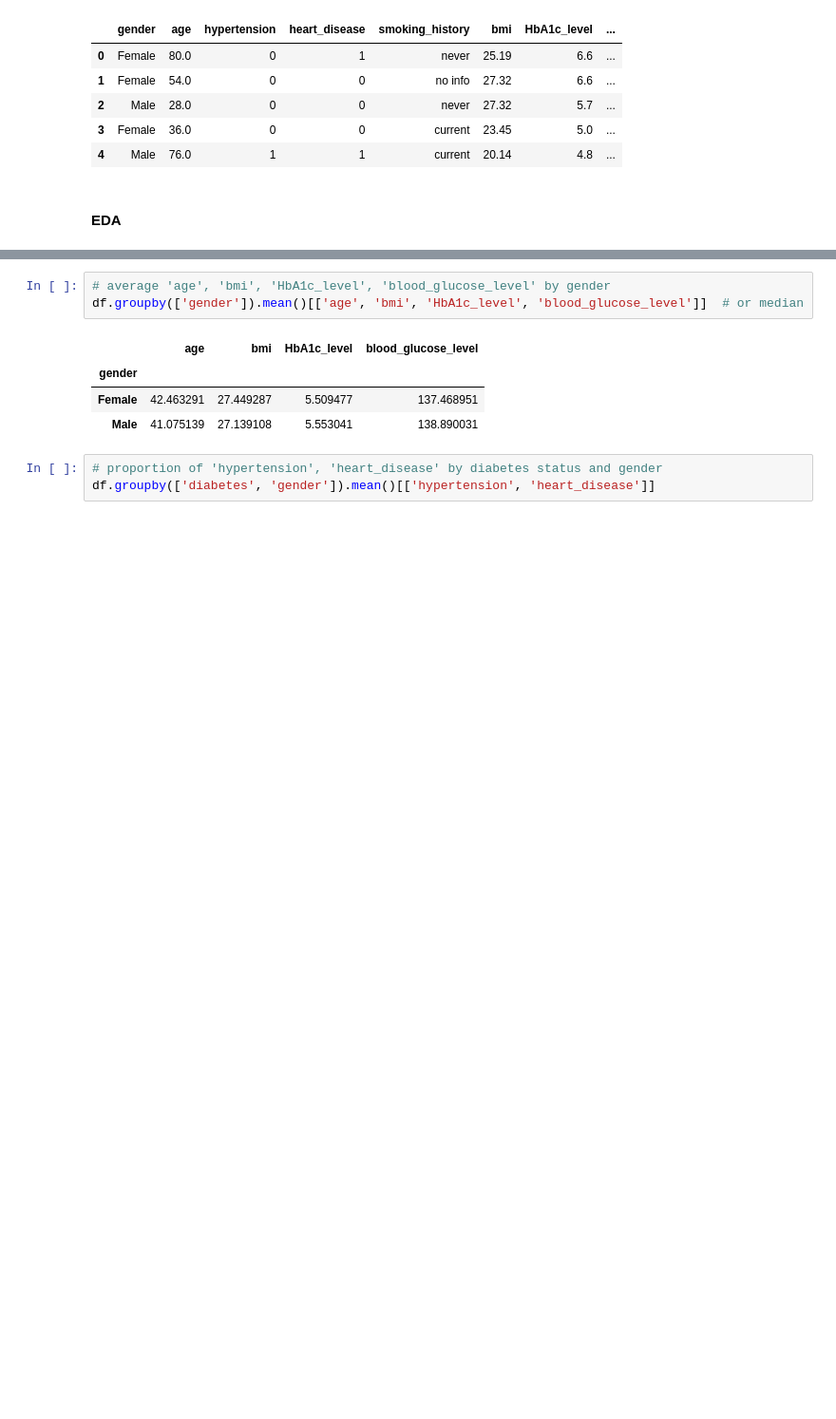
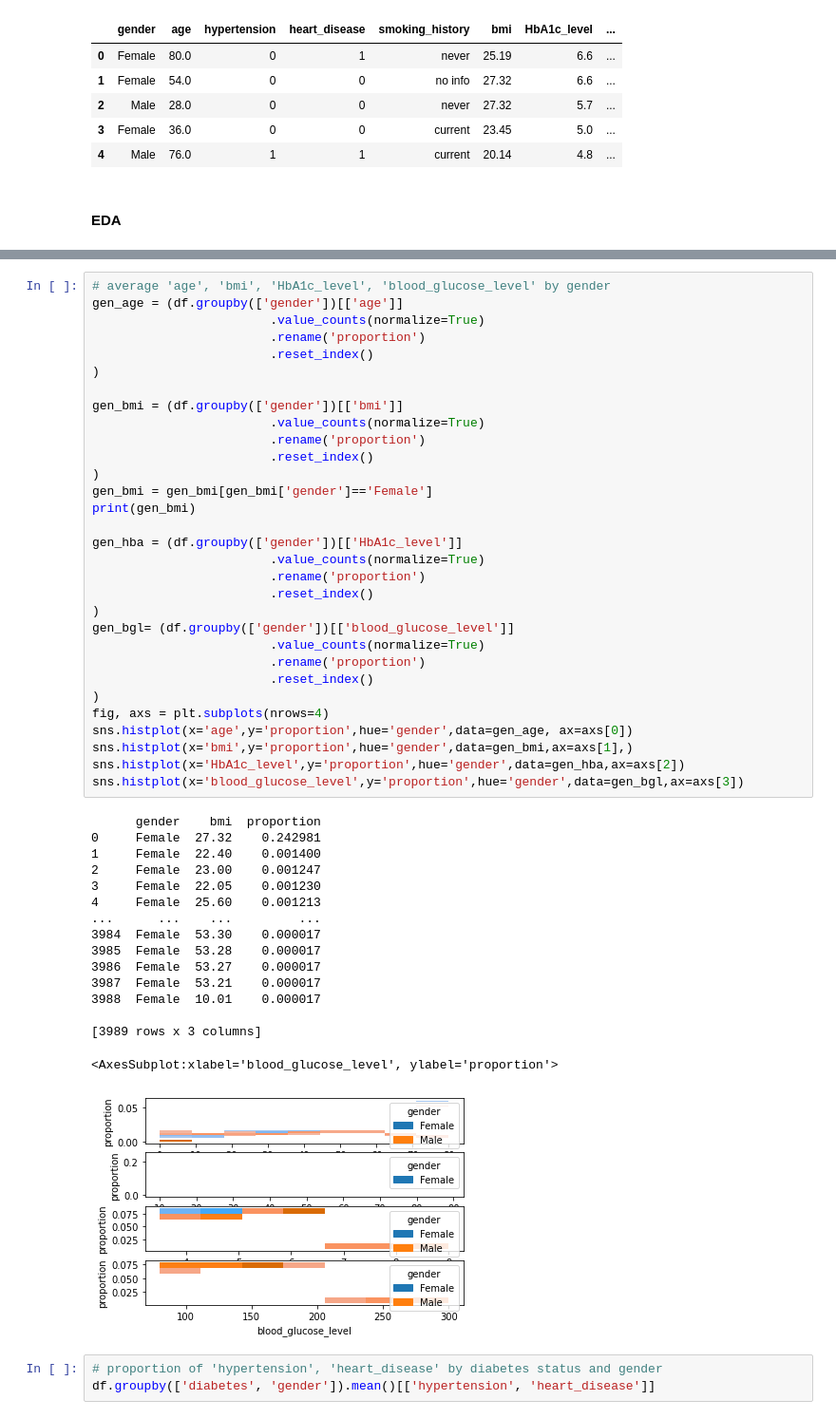
Before and after one commit to harshi-saha/cogs108-project, a Jupyter notebook: diabetes_prediction.ipynb, the cells around one changed output, grey strips where cells are left out. Shown at 95% size. Saved outputs shown, nothing was run; the diff lists cells and outputs as text; blank space fills up the shorter version.

```diff
--- a/diabetes_prediction.ipynb
+++ b/diabetes_prediction.ipynb
@@ -105,11 +147,51 @@ df.groupby(['gender']).mean()[['hypertension', 'heart_disease', 'diabetes']]
 # %%
 # average 'age', 'bmi', 'HbA1c_level', 'blood_glucose_level' by gender
-df.groupby(['gender']).mean()[['age', 'bmi', 'HbA1c_level', 'blood_glucose_level']]  # or median
+gen_age = (df.groupby(['gender'])[['age']]
+                        .value_counts(normalize=True)
+                        .rename('proportion')
+                        .reset_index()
+)
+
+gen_bmi = (df.groupby(['gender'])[['bmi']]
+                        .value_counts(normalize=True)
+                        .rename('proportion')
+                        .reset_index()
+)
+gen_bmi = gen_bmi[gen_bmi['gender']=='Female']
+print(gen_bmi)
+
+gen_hba = (df.groupby(['gender'])[['HbA1c_level']]
+                        .value_counts(normalize=True)
+                        .rename('proportion')
+                        .reset_index()
+)
+gen_bgl= (df.groupby(['gender'])[['blood_glucose_level']]
+                        .value_counts(normalize=True)
+                        .rename('proportion')
+                        .reset_index()
+)
+fig, axs = plt.subplots(nrows=4)
+sns.histplot(x='age',y='proportion',hue='gender',data=gen_age, ax=axs[0])
+sns.histplot(x='bmi',y='proportion',hue='gender',data=gen_bmi,ax=axs[1],)
+sns.histplot(x='HbA1c_level',y='proportion',hue='gender',data=gen_hba,ax=axs[2])
+sns.histplot(x='blood_glucose_level',y='proportion',hue='gender',data=gen_bgl,ax=axs[3])
 # %% [output]
-|  | age | bmi | HbA1c_level | blood_glucose_level |
-| gender |  |  |  |  |
-| Female | 42.463291 | 27.449287 | 5.509477 | 137.468951 |
-| Male | 41.075139 | 27.139108 | 5.553041 | 138.890031 |
+      gender    bmi  proportion
+0     Female  27.32    0.242981
+1     Female  22.40    0.001400
+2     Female  23.00    0.001247
+3     Female  22.05    0.001230
+4     Female  25.60    0.001213
+...      ...    ...         ...
+3984  Female  53.30    0.000017
+3985  Female  53.28    0.000017
+3986  Female  53.27    0.000017
+3987  Female  53.21    0.000017
+3988  Female  10.01    0.000017
+
+[3989 rows x 3 columns]
+<AxesSubplot:xlabel='blood_glucose_level', ylabel='proportion'>
+[figure, added]
 # %%
 # proportion of 'hypertension', 'heart_disease' by diabetes status and gender
 df.groupby(['diabetes', 'gender']).mean()[['hypertension', 'heart_disease']]
```
Also changed, not shown: parts of 3 cells of this notebook.
